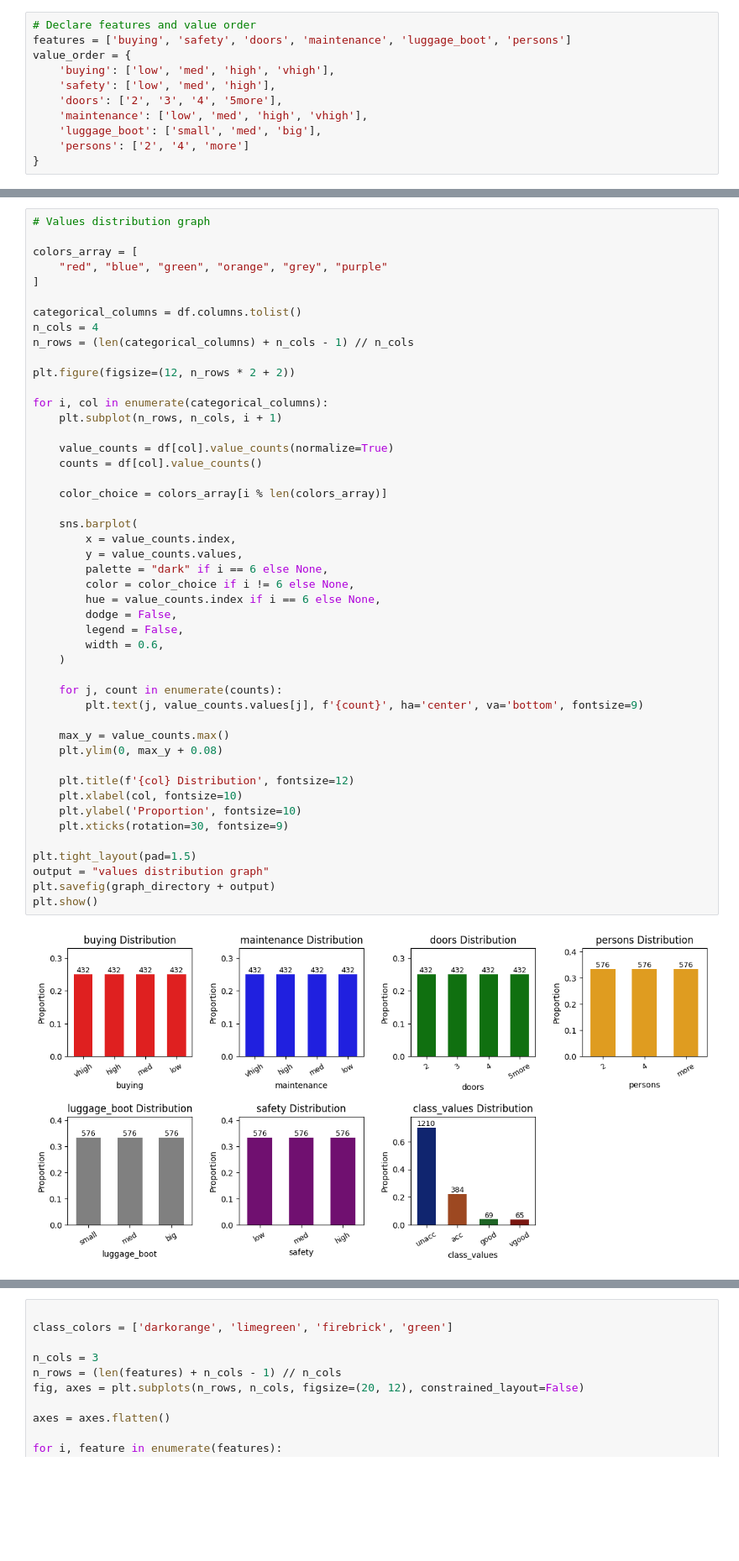
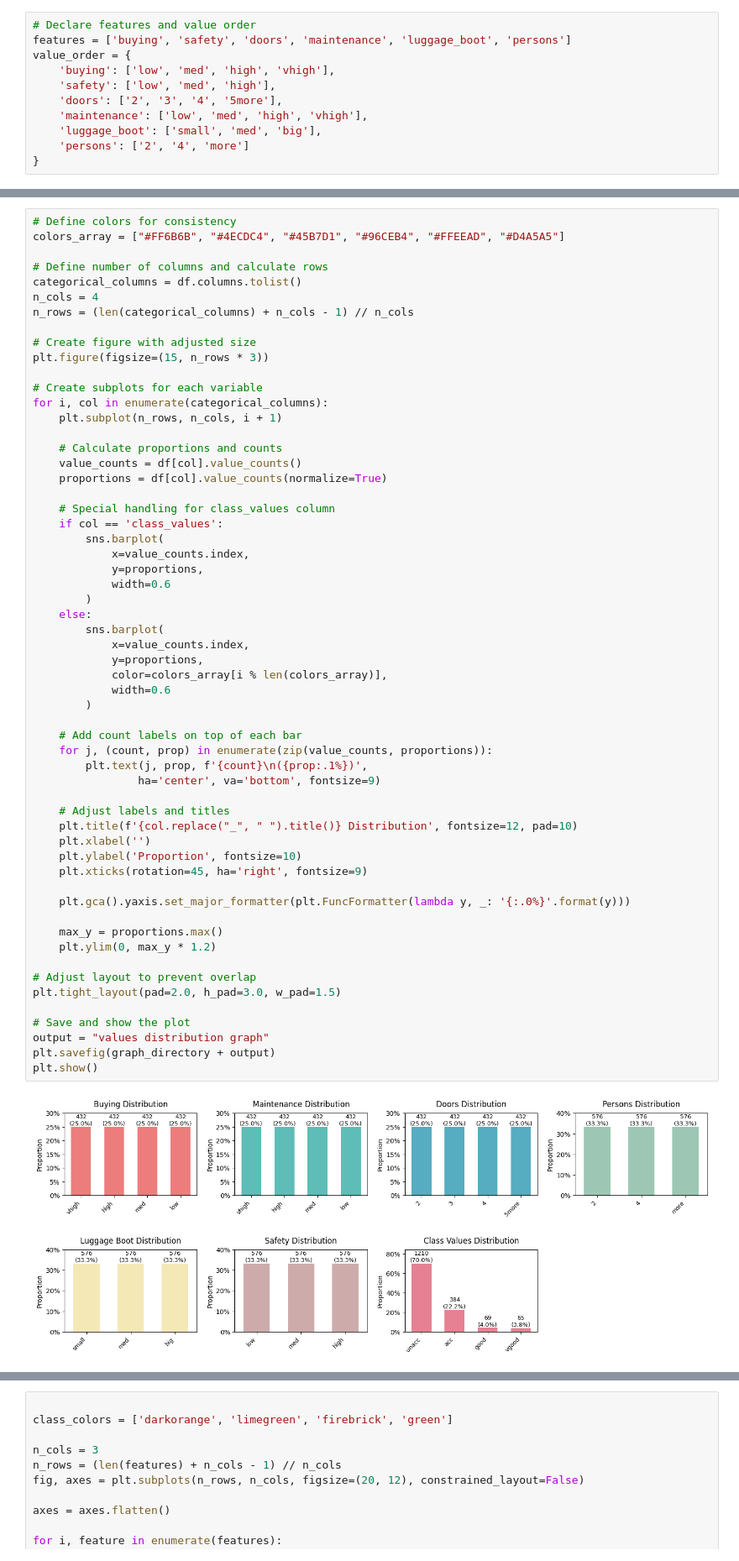
Before and after one commit to jovanovic-djo/car-value-score-prediction, a Jupyter notebook: notebooks/exploratory_data_analysis.ipynb, the cells around one changed output, grey strips where cells are left out. Shown at 84% size. Saved outputs shown, nothing was run; the diff lists cells and outputs as text; blank space fills up the shorter version.

Commit message:
update visualizations

```diff
--- a/notebooks/exploratory_data_analysis.ipynb
+++ b/notebooks/exploratory_data_analysis.ipynb
@@ -99,54 +99,65 @@ HTML(output)
 | buying | maintenance | doors | persons | luggage_boot | safety | class_values |
 | buying vhigh 432 high 432 med 432... | maintenance vhigh 432 high 432 me... | doors 2 432 3 432 4 432 5more 432 | persons 2 576 4 576 more 576 | luggage_boot small 576 med 576 bi... | safety low 576 med 576 high 576 | class_values unacc 1210 acc 384 g... |
 # %%
-# Values distribution graph
+# Define colors for consistency
+colors_array = ["#FF6B6B", "#4ECDC4", "#45B7D1", "#96CEB4", "#FFEEAD", "#D4A5A5"]
 
-colors_array = [
-    "red", "blue", "green", "orange", "grey", "purple"
-]
-
+# Define number of columns and calculate rows
 categorical_columns = df.columns.tolist()
 n_cols = 4
 n_rows = (len(categorical_columns) + n_cols - 1) // n_cols
 
-plt.figure(figsize=(12, n_rows * 2 + 2))
+# Create figure with adjusted size
+plt.figure(figsize=(15, n_rows * 3))
 
+# Create subplots for each variable
 for i, col in enumerate(categorical_columns):
     plt.subplot(n_rows, n_cols, i + 1)
 
-    value_counts = df[col].value_counts(normalize=True)
-    counts = df[col].value_counts()
+    # Calculate proportions and counts
+    value_counts = df[col].value_counts()
+    proportions = df[col].value_counts(normalize=True)
 
-    color_choice = colors_array[i % len(colors_array)]
+    # Special handling for class_values column
+    if col == 'class_values':
+        sns.barplot(
+            x=value_counts.index,
+            y=proportions,
+            width=0.6
+        )
+    else:
+        sns.barplot(
+            x=value_counts.index,
+            y=proportions,
+            color=colors_array[i % len(colors_array)],
+            width=0.6
+        )
 
-    sns.barplot(
-        x = value_counts.index,
-        y = value_counts.values,
-        palette = "dark" if i == 6 else None,
-        color = color_choice if i != 6 else None,
-        hue = value_counts.index if i == 6 else None,
-        dodge = False,
-        legend = False,
-        width = 0.6,
-    )
+    # Add count labels on top of each bar
+    for j, (count, prop) in enumerate(zip(value_counts, proportions)):
+        plt.text(j, prop, f'{count}\n({prop:.1%})',
+                ha='center', va='bottom', fontsize=9)
 
-    for j, count in enumerate(counts):
-        plt.text(j, value_counts.values[j], f'{count}', ha='center', va='bottom', fontsize=9)
+    # Adjust labels and titles
+    plt.title(f'{col.replace("_", " ").title()} Distribution', fontsize=12, pad=10)
+    plt.xlabel('')
+    plt.ylabel('Proportion', fontsize=10)
+    plt.xticks(rotation=45, ha='right', fontsize=9)
 
-    max_y = value_counts.max()
-    plt.ylim(0, max_y + 0.08)
+    plt.gca().yaxis.set_major_formatter(plt.FuncFormatter(lambda y, _: '{:.0%}'.format(y)))
 
-    plt.title(f'{col} Distribution', fontsize=12)
-    plt.xlabel(col, fontsize=10)
-    plt.ylabel('Proportion', fontsize=10)
-    plt.xticks(rotation=30, fontsize=9)
+    max_y = proportions.max()
+    plt.ylim(0, max_y * 1.2)
 
-plt.tight_layout(pad=1.5)
+# Adjust layout to prevent overlap
+plt.tight_layout(pad=2.0, h_pad=3.0, w_pad=1.5)
+
+# Save and show the plot
 output = "values distribution graph"
 plt.savefig(graph_directory + output)
 plt.show()
 # %% [output]
-[figure, old version]
+[figure, new version]
 # %%
 # Classes distribution on attribute values
 class_colors = ['darkorange', 'limegreen', 'firebrick', 'green']
```
Also changed, not shown: parts of 4 cells of this notebook, 3 other files.
